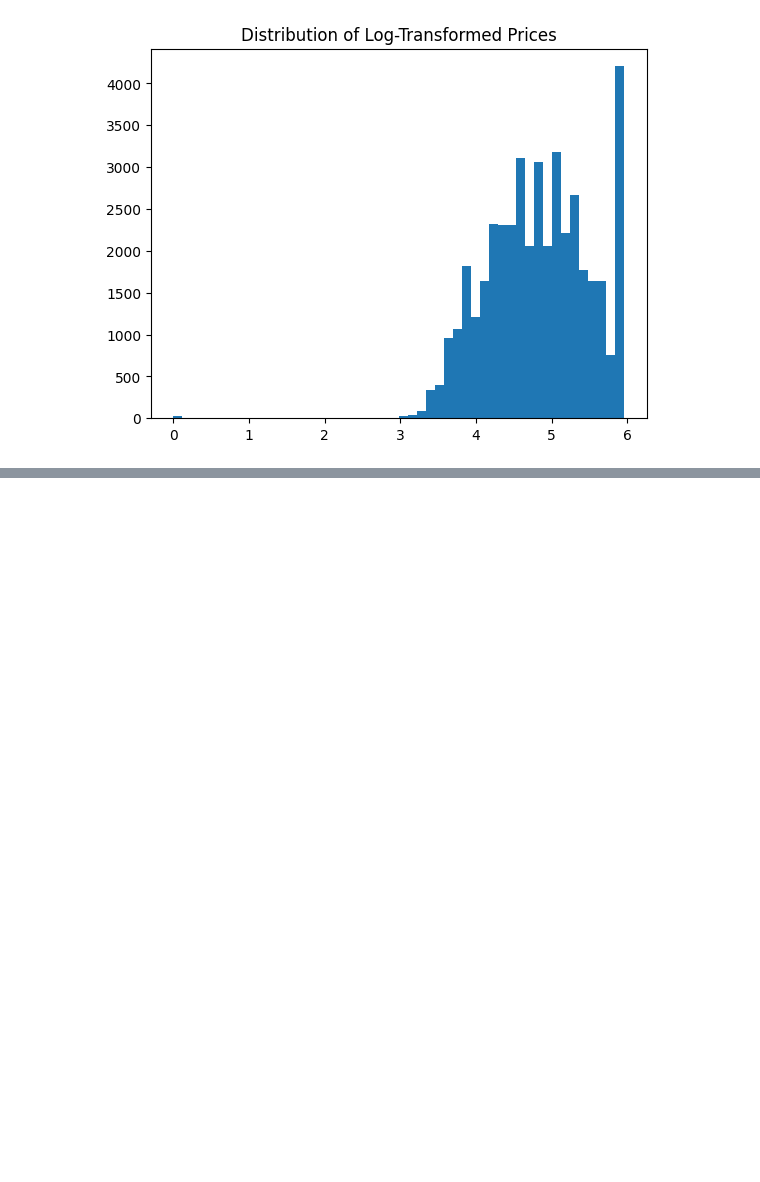
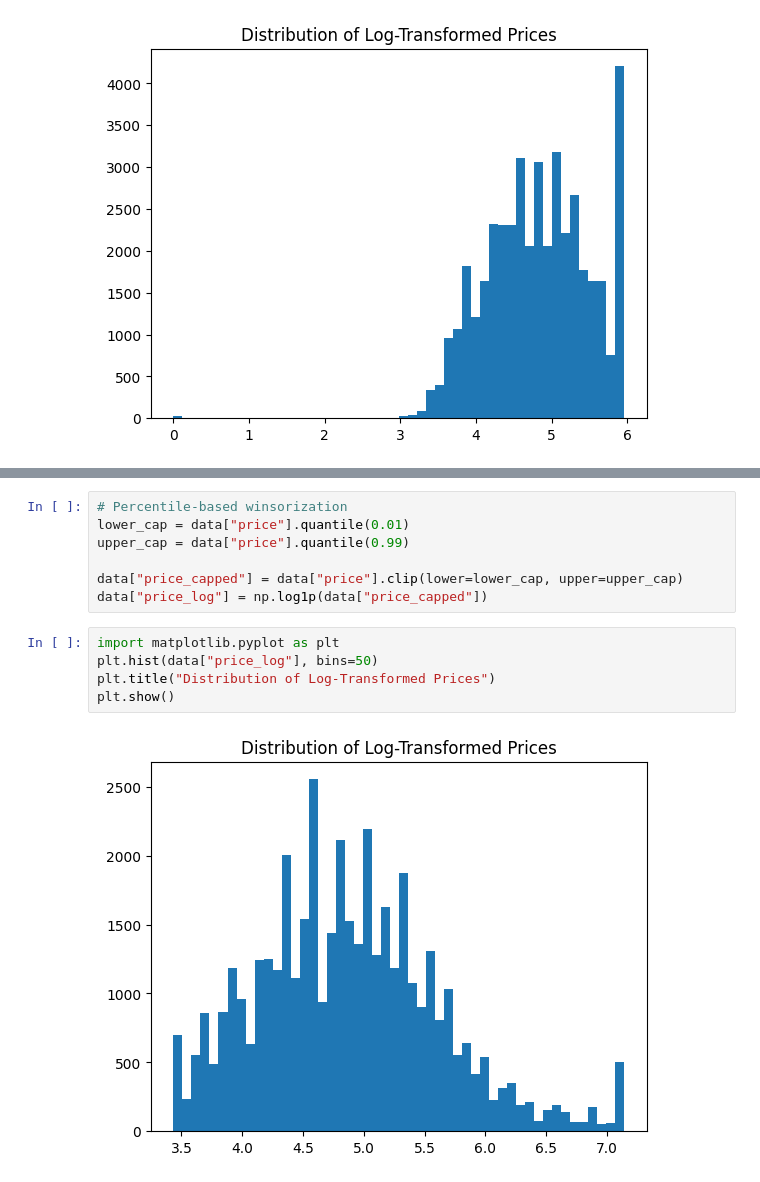
Before and after one commit to PraveenDevinda20/Air_bnb_price_prediction, a Jupyter notebook: research/research.ipynb, the cells around one changed output, grey strips where cells are left out. Cells and saved outputs as stored; diff of their text form; blank space fills up the shorter version.

```diff
--- a/research/research.ipynb
+++ b/research/research.ipynb
@@ -170,0 +187,14 @@ plt.show()
+# %%
+# Percentile-based winsorization
+lower_cap = data["price"].quantile(0.01)
+upper_cap = data["price"].quantile(0.99)
+
+data["price_capped"] = data["price"].clip(lower=lower_cap, upper=upper_cap)
+data["price_log"] = np.log1p(data["price_capped"])
+# %%
+import matplotlib.pyplot as plt
+plt.hist(data["price_log"], bins=50)
+plt.title("Distribution of Log-Transformed Prices")
+plt.show()
+# %% [output]
+[figure, added]
```
Also changed, not shown: parts of 27 cells of this notebook, 1 other file.
